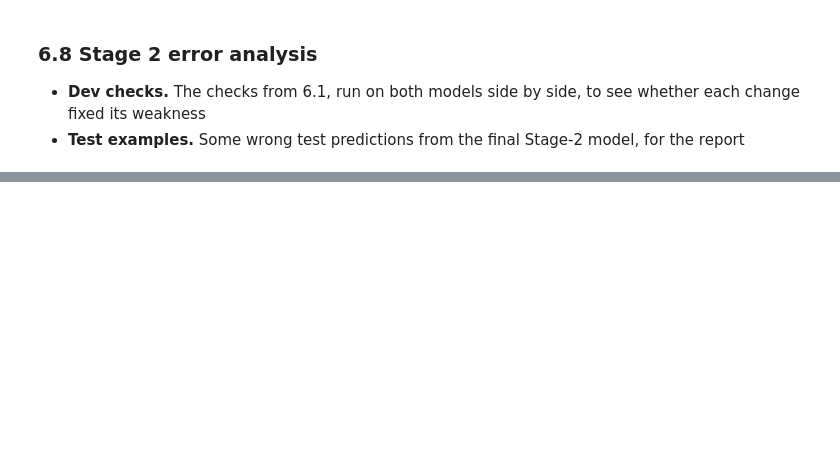
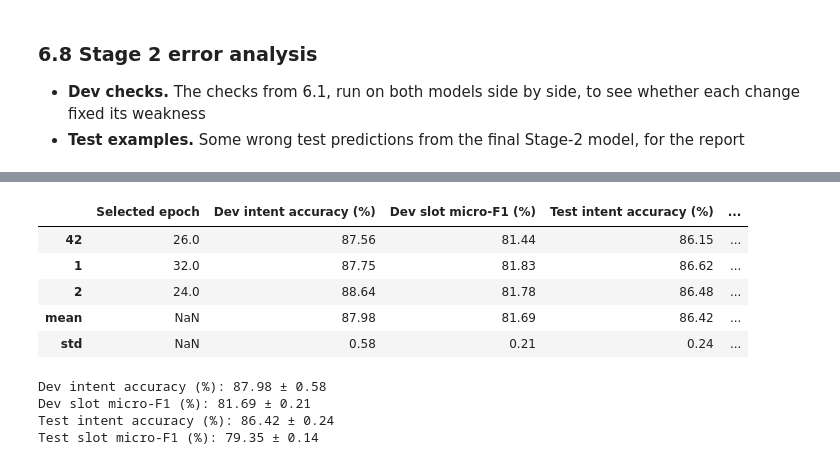
Before and after one commit to Jinyong01/SC4002-Natural-Language-Processing-Project, a Jupyter notebook: main.ipynb, the cells around one changed output, grey strips where cells are left out. Saved outputs shown, nothing was run; the diff lists cells and outputs as text; code cells hidden in the pictures; blank space fills up the shorter version.

```diff
--- a/main.ipynb
+++ b/main.ipynb
@@ -1675,0 +1829,35 @@ fine-tuning GloVe changes dev combined by -0.69 points -> worse than frozen: rej
+# %%
+EXTRA_SEEDS = [1, 2]   # seed 42 (SEED) is the stage-2 model trained in 6.4
+
+seed_rows = [{"Seed": SEED, "Selected epoch": s2_ckpt["best_epoch"],
+              "Dev intent accuracy (%)": s2_scores["dev"]["intent_accuracy"],
+              "Dev slot micro-F1 (%)": s2_scores["dev"]["slot_micro_f1"],
+              "Test intent accuracy (%)": s2_scores["test"]["intent_accuracy"],
+              "Test slot micro-F1 (%)": s2_scores["test"]["slot_micro_f1"]}]
+for seed in EXTRA_SEEDS:
+    torch.manual_seed(seed)
+    torch.cuda.manual_seed_all(seed)
+    seed_model = JointBiLSTMCRF(glove_matrix, len(vocab), len(intent_itos), len(char_itos), tag_itos, WORD_DIM, CHAR_DIM,
+                                CHAR_FILTERS, CHAR_KERNEL, S2_HIDDEN_DIM, S2_NUM_LAYERS, S2_DROPOUT, WORD_DROPOUT,
+                                vocab.pad_id, vocab.unk_id).to(DEVICE)
+    print(f"== seed {seed}")
+    seed_path = Path("checkpoints") / f"stage2_seed{seed}.pt"
+    history, best_epoch, best_score = train_stage2_variant(seed_model, seed_path, {**S2_CONFIG, "seed": seed}, seed=seed)
+
+    seed_scores = {split: evaluate(data[split], predict_s2(seed_model, split)) for split in ("dev", "test")}
+    assert abs(seed_scores["dev"]["combined"] - best_score) < 1e-6, "dev score differs from training"
+    seed_rows.append({"Seed": seed, "Selected epoch": best_epoch,
+                      "Dev intent accuracy (%)": seed_scores["dev"]["intent_accuracy"],
+                      "Dev slot micro-F1 (%)": seed_scores["dev"]["slot_micro_f1"],
+                      "Test intent accuracy (%)": seed_scores["test"]["intent_accuracy"],
+                      "Test slot micro-F1 (%)": seed_scores["test"]["slot_micro_f1"]})
+    print()
+
+seed_table = pd.DataFrame(seed_rows).set_index("Seed")
+summary = seed_table.drop(columns="Selected epoch").agg(["mean", "std"])
+summary.index = ["mean", "std"]
+display(pd.concat([seed_table, summary]).round(2))
+
+for col in summary.columns:
+    print(f"{col}: {summary.loc['mean', col]:.2f} ± {summary.loc['std', col]:.2f}")
+# %% [output]
@@ -1675,0 +1881,10 @@ fine-tuning GloVe changes dev combined by -0.69 points -> worse than frozen: rej
+|  | Selected epoch | Dev intent accuracy (%) | Dev slot micro-F1 (%) | Test intent accuracy (%) | ... |
+| 42 | 26.0 | 87.56 | 81.44 | 86.15 | ... |
+| 1 | 32.0 | 87.75 | 81.83 | 86.62 | ... |
+| 2 | 24.0 | 88.64 | 81.78 | 86.48 | ... |
+| mean | NaN | 87.98 | 81.69 | 86.42 | ... |
+| std | NaN | 0.58 | 0.21 | 0.24 | ... |
+Dev intent accuracy (%): 87.98 ± 0.58
+Dev slot micro-F1 (%): 81.69 ± 0.21
+Test intent accuracy (%): 86.42 ± 0.24
+Test slot micro-F1 (%): 79.35 ± 0.14
```
Also changed, not shown: parts of 25 cells of this notebook, 12 other files.
